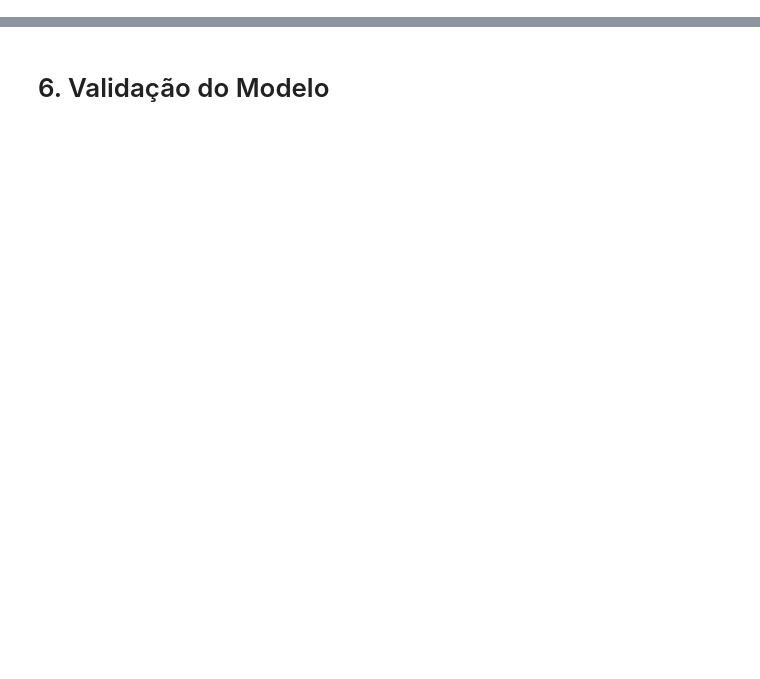
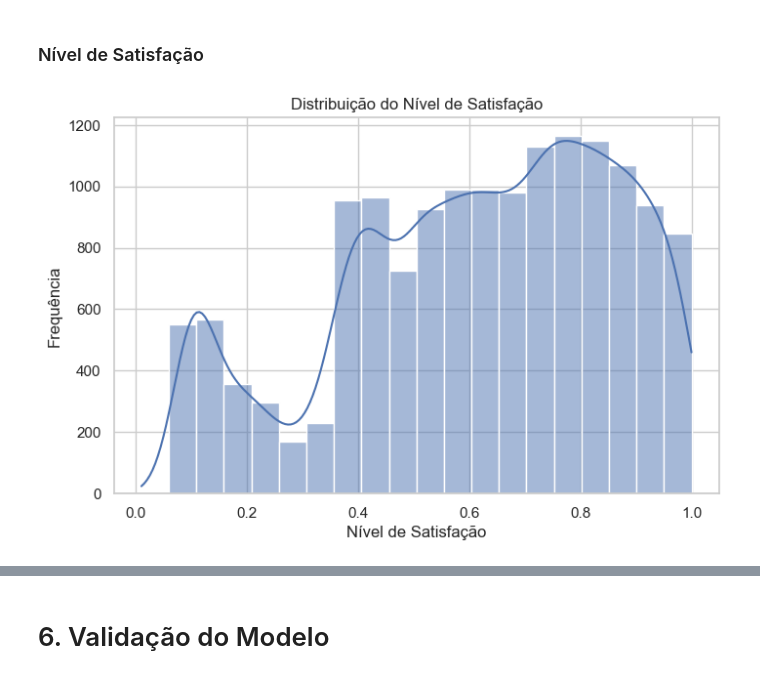
Before and after one commit to YumiiOnoue/ml_predicao_churn, a Jupyter notebook: analise_abandono.ipynb, the cells around one changed output, grey strips where cells are left out. Drawn from its saved outputs; the diff is of its cells as text; code cells hidden in the pictures; blank space fills up the shorter version.

```diff
--- a/analise_abandono.ipynb
+++ b/analise_abandono.ipynb
@@ -25,0 +25,22 @@ Construa um modelo preditivo com os algoritmos disponíveis na biblioteca do Sci
+# %%
+# Importando as bibliotecas necessárias
+import pandas as pd
+import numpy as np
+import matplotlib.pyplot as plt
+import seaborn as sns
+from scipy import stats
+from scipy.stats import chi2_contingency
+from statsmodels.stats.proportion import proportions_ztest
+from scipy.stats import pearsonr
+import statsmodels.api as sm
+from sklearn.model_selection import train_test_split
+from sklearn.preprocessing import StandardScaler
+from sklearn.ensemble import RandomForestClassifier
+from sklearn.svm import SVC
+from sklearn.linear_model import LogisticRegression
+from sklearn.metrics import classification_report, confusion_matrix, accuracy_score, precision_recall_fscore_support
+
+
+
+# Configurações de exibição
+sns.set(style="whitegrid")
@@ -25,0 +211,12 @@ Construa um modelo preditivo com os algoritmos disponíveis na biblioteca do Sci
+# %% [markdown]
+### Nível de Satisfação
+# %%
+# Distribuição do nível de satisfação
+plt.figure(figsize=(8,5))
+sns.histplot(df['satisfaction_level'], bins=20, kde=True)
+plt.title('Distribuição do Nível de Satisfação')
+plt.xlabel('Nível de Satisfação')
+plt.ylabel('Frequência')
+plt.show()
+# %% [output]
+[figure, added]
```
Also changed, not shown: parts of 88 cells of this notebook, 1 other file.
